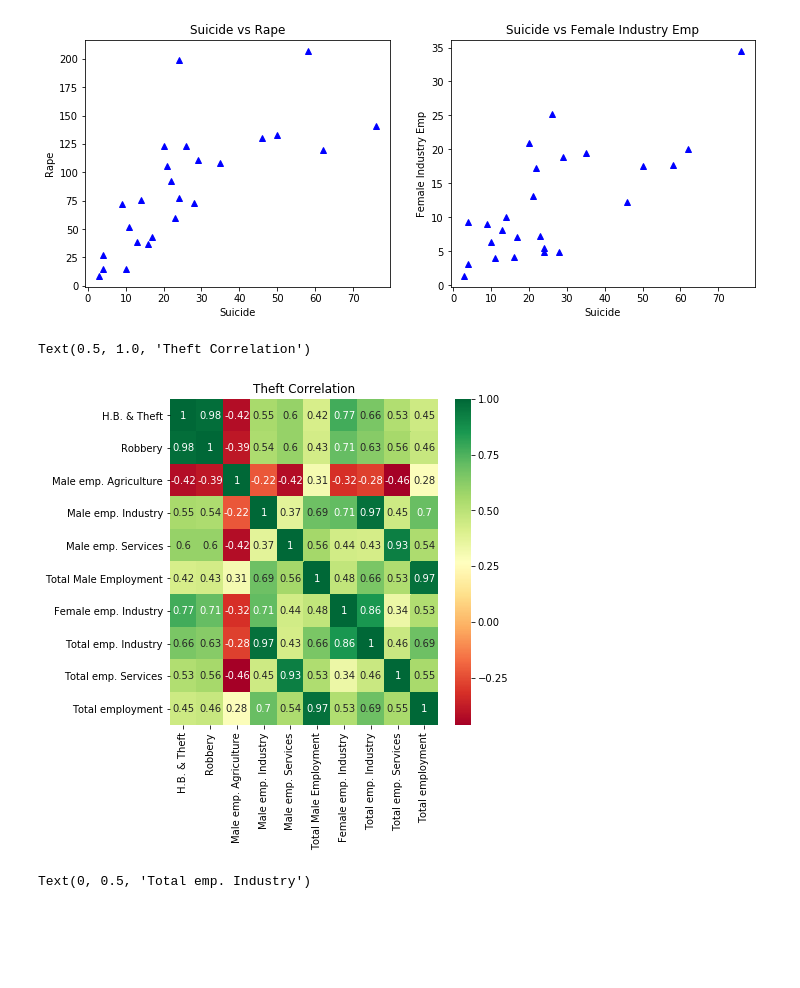
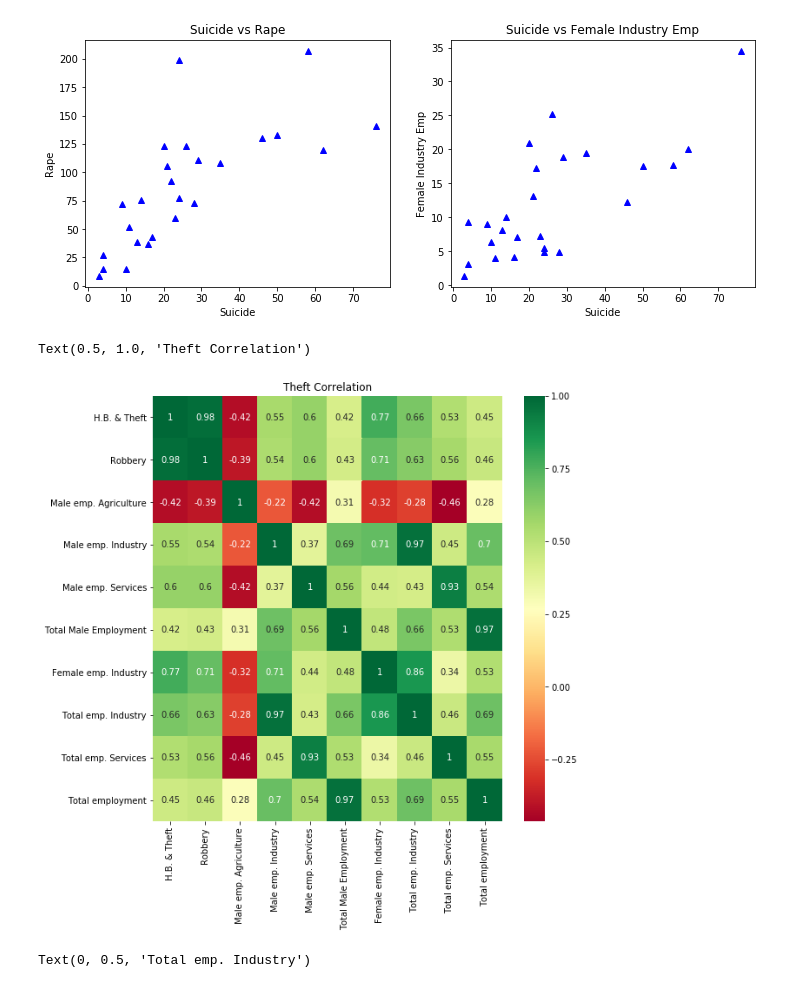
Before and after one commit to PraAnj/gov.lk.data.analysis, a Jupyter notebook: src/crime_analysis.ipynb, the cells around one changed output. Saved outputs shown, nothing was run; the diff lists cells and outputs as text; code cells hidden in the pictures; blank space fills up the shorter version.

```diff
--- a/src/crime_analysis.ipynb
+++ b/src/crime_analysis.ipynb
@@ -49,8 +49,13 @@ Data set size :  (25, 23)
 **Loading Employment by Industrical sector**
 # %%
 emplyment_data = pd.read_csv('../data/Employees by industrial sector (% to total employment).csv')
+
 emplyment_data = emplyment_data.sort_values(by = ['District'])
 emplyment_data = emplyment_data.reset_index(drop=True)
+## Rename column with a better name
 emplyment_data.rename(columns={'Total':'Total Male Employment'}, inplace=True)
+## Drop provice column
+emplyment_data = emplyment_data.drop('Province', 1)
+
 emplyment_data.head()
 # %% [output]
@@ -147,18 +179,18 @@ plt.ylabel("Female Industry Emp")
 Text(0, 0.5, 'Female Industry Emp')
 [figure]
 # %%
-result_roberry_against_emp = pd.concat([crime_data.iloc[:,[4,11]], emplyment_data.iloc[:,2:]], axis=1)
+result_roberry_against_emp = pd.concat([crime_data.iloc[:,[4,11]], emplyment_data.iloc[:,1:]], axis=1)
 result_roberry_against_emp.head()
 
 corrValues = result_roberry_against_emp.corr(method='pearson')
 topCorrFeatures = corrValues.index[abs(corrValues['H.B. & Theft']) >= 0.4]
 
-plt.figure(figsize=(6,6))
+plt.figure(figsize=(9,9))
 ax = sns.heatmap(result_roberry_against_emp[topCorrFeatures].corr(), annot=True, cmap="RdYlGn")
 ax.set_title('Theft Correlation')
 # %% [output]
 Text(0.5, 1.0, 'Theft Correlation')
-[figure, old version]
+[figure, new version]
 # %%
 plt.figure(figsize=(12, 10))
 
```
Also changed, not shown: parts of 13 cells of this notebook, 1 other file.
